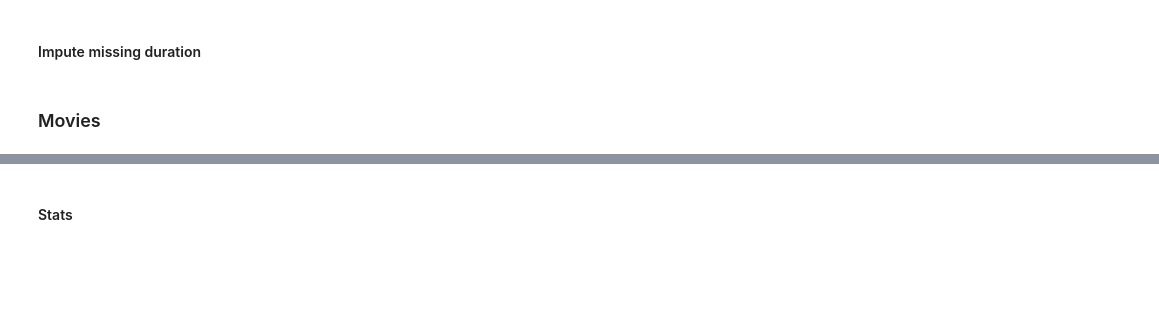
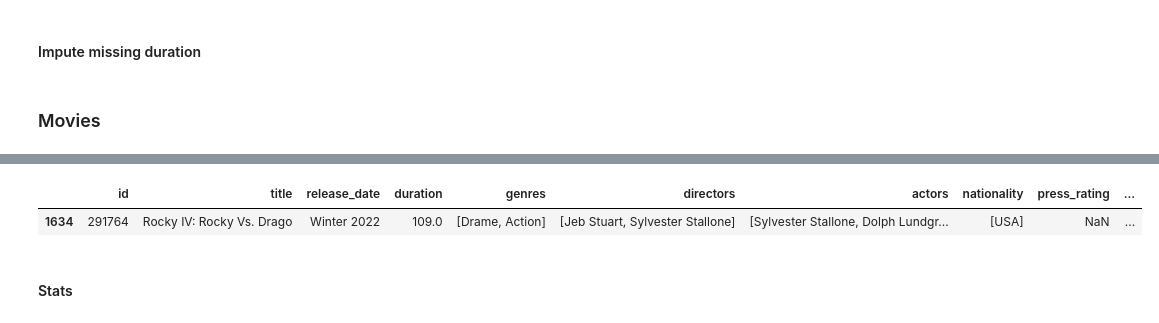
Before and after one commit to Bastien-LDC/Allocine-Recommender-System, a Jupyter notebook: Data Analysis/Allocine_Data_Analysis.ipynb, the cells around one changed output, grey strips where cells are left out. Saved outputs shown, nothing was run; the diff lists cells and outputs as text; code cells hidden in the pictures; blank space fills up the shorter version.

```diff
--- a/Data Analysis/Allocine_Data_Analysis.ipynb
+++ b/Data Analysis/Allocine_Data_Analysis.ipynb
@@ -386,3 +426,8 @@ def get_release_season(date: str):
+# %%
+movies[movies.id == 291764]
+# %% [output]
+|  | id | title | release_date | duration | genres | directors | actors | nationality | press_rating | ... |
+| 1634 | 291764 | Rocky IV: Rocky Vs. Drago | Winter 2022 | 109.0 | [Drame, Action] | [Jeb Stuart, Sylvester Stallone] | [Sylvester Stallone, Dolph Lundgr... | [USA] | NaN | ... |
 # %% [markdown]
 #### Stats
 # %%
```
Also changed, not shown: parts of 17 cells of this notebook, 1 other file.
